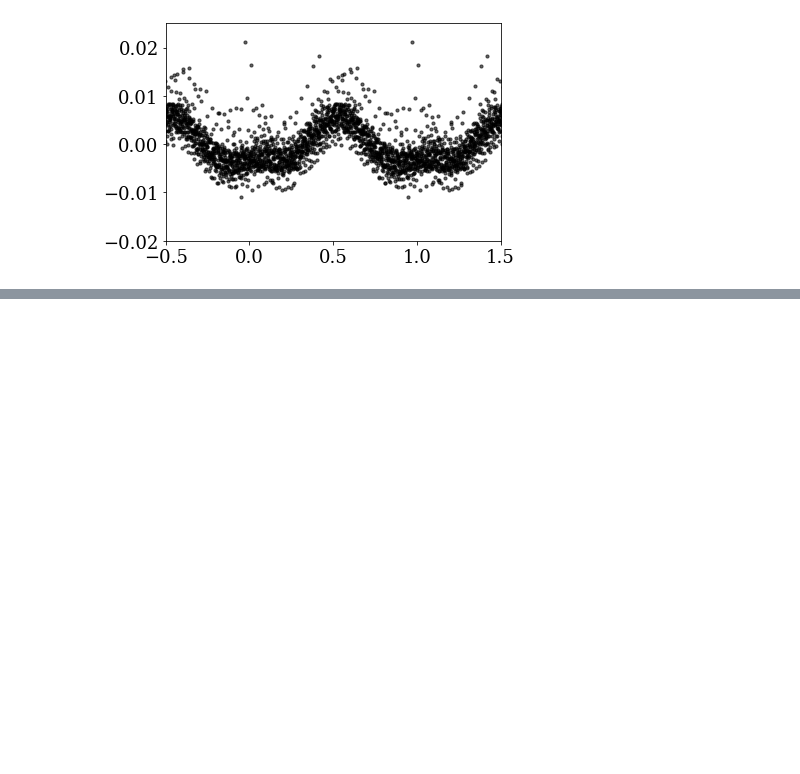
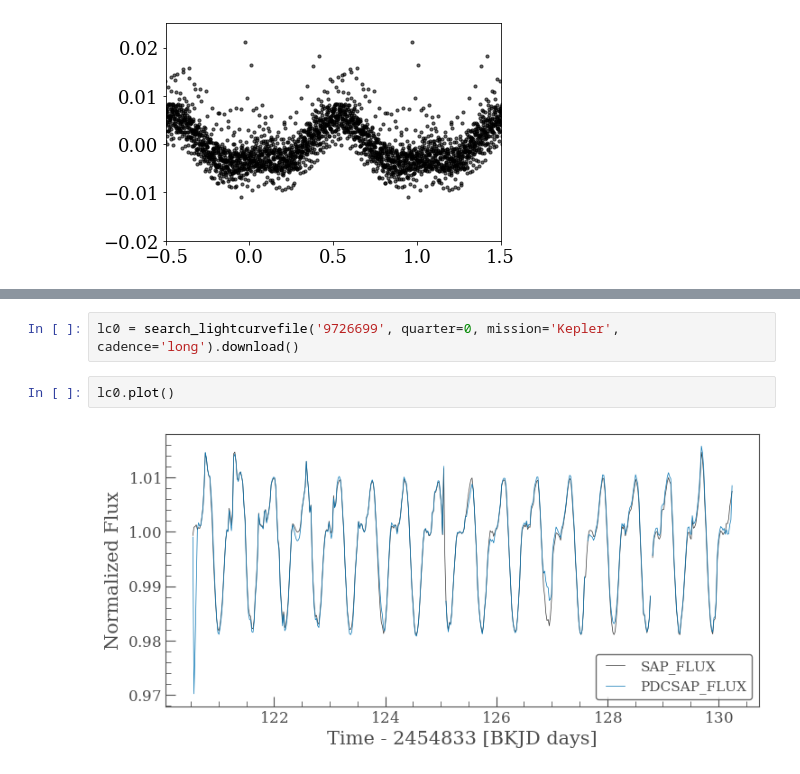
Before and after one commit to jradavenport/gj1243_10yrs, a Jupyter notebook: ffi_lc.ipynb, the cells around one changed output, grey strips where cells are left out. Cells and saved outputs as stored; diff of their text form; blank space fills up the shorter version.

```diff
--- a/ffi_lc.ipynb
+++ b/ffi_lc.ipynb
@@ -157,0 +213,6 @@ SearchResult containing 0 data products.
+# %%
+lc0 = search_lightcurvefile('9726699', quarter=0, mission='Kepler', cadence='long').download()
+# %%
+lc0.plot()
+# %% [output]
+[figure, added]
```
Also changed, not shown: parts of 17 cells of this notebook.
